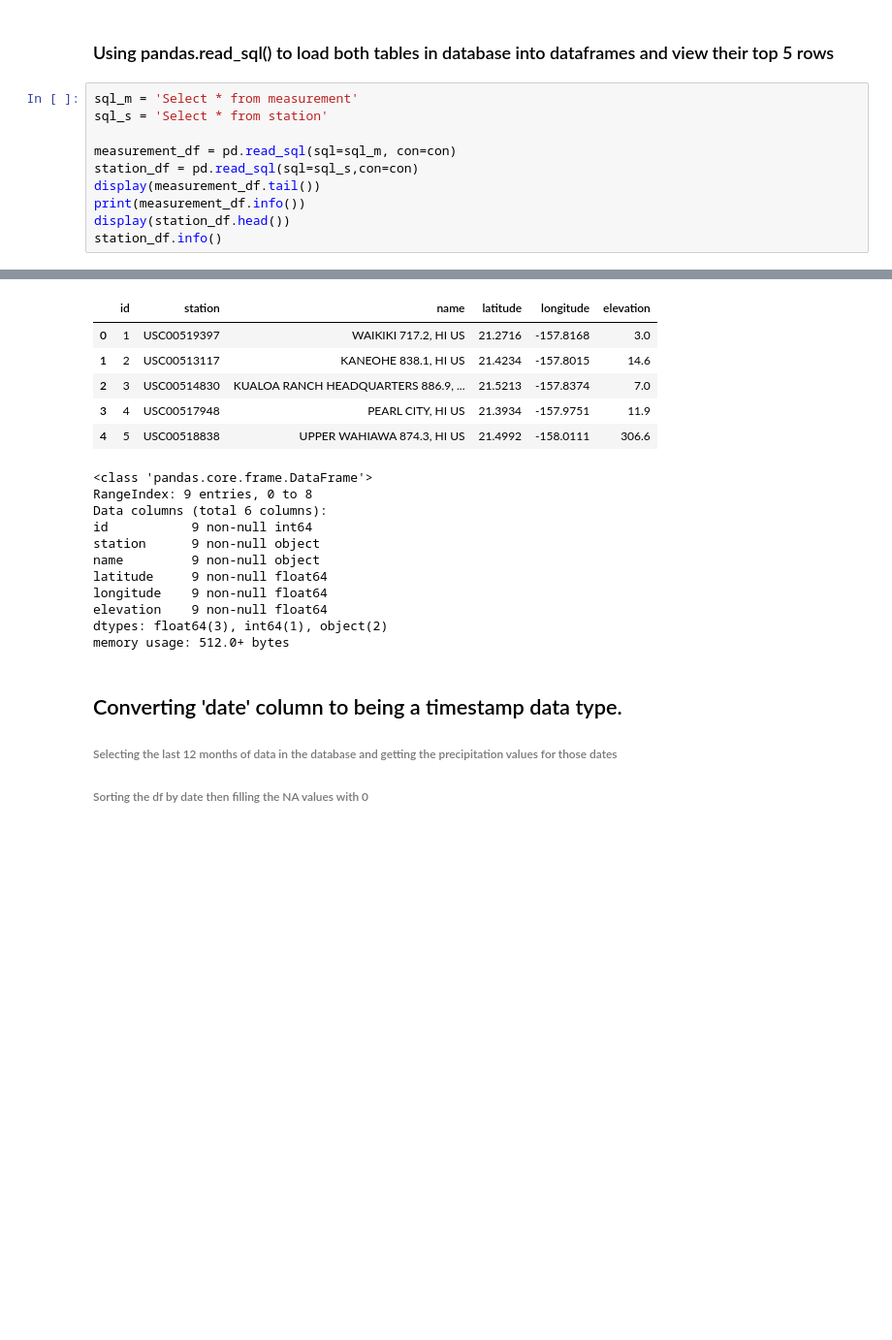
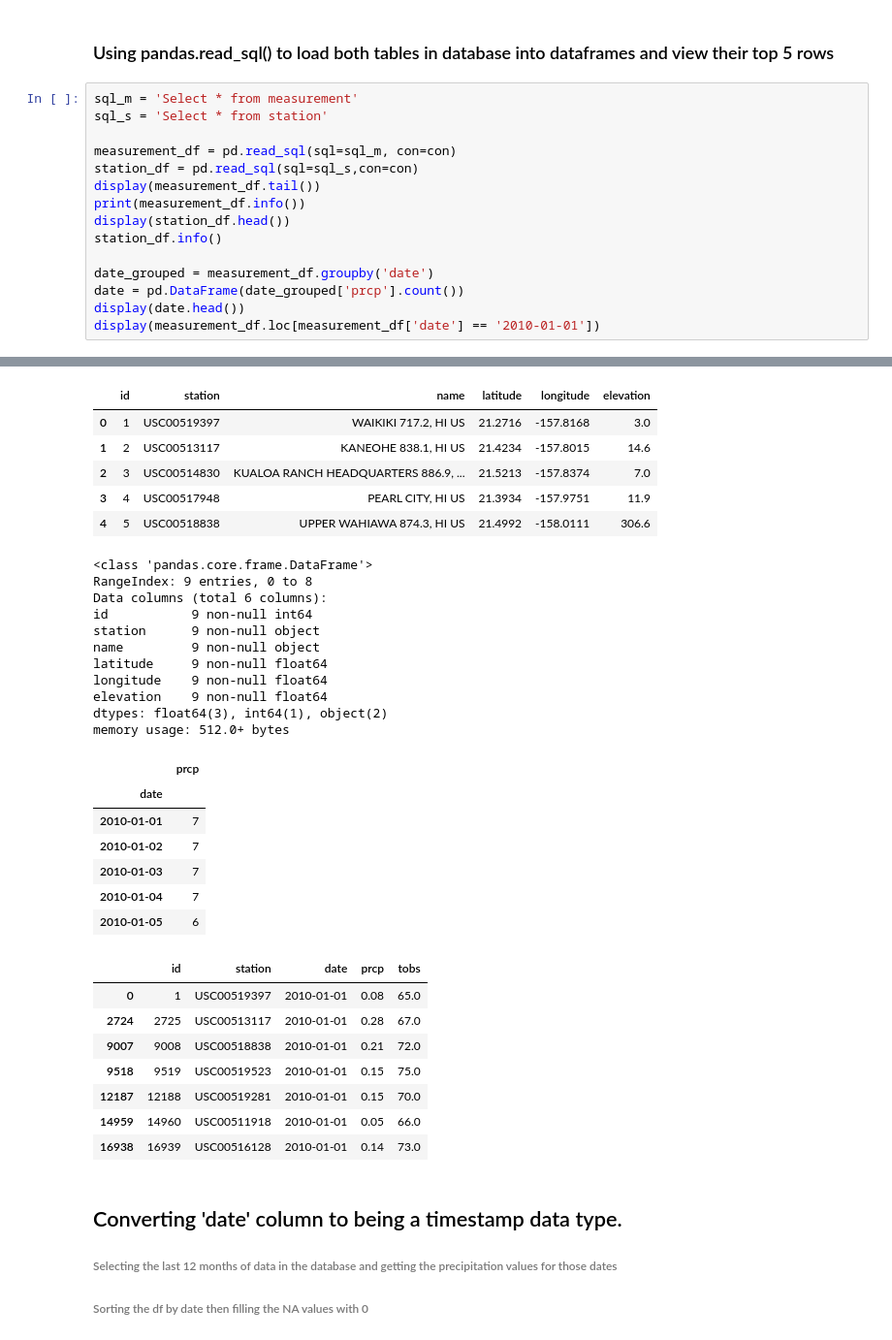
Before and after one commit to TheFoodForest/SQLAlchemy-challenge, a Jupyter notebook: SQLAlchemy.ipynb, the cells around one changed output, grey strips where cells are left out. Shown at 97% size. Saved outputs shown, nothing was run; the diff lists cells and outputs as text; blank space fills up the shorter version.

```diff
--- a/SQLAlchemy.ipynb
+++ b/SQLAlchemy.ipynb
@@ -36,6 +36,11 @@ display(measurement_df.tail())
 print(measurement_df.info())
 display(station_df.head())
 station_df.info()
+
+date_grouped = measurement_df.groupby('date')
+date = pd.DataFrame(date_grouped['prcp'].count())
+display(date.head())
+display(measurement_df.loc[measurement_df['date'] == '2010-01-01'])
 # %% [output]
 |  | id | station | date | prcp | tobs |
 | 19545 | 19546 | USC00516128 | 2017-08-19 | 0.09 | 71.0 |
@@ -44,33 +49,48 @@ station_df.info()
 | 19548 | 19549 | USC00516128 | 2017-08-22 | 0.50 | 76.0 |
 | 19549 | 19550 | USC00516128 | 2017-08-23 | 0.45 | 76.0 |
 <class 'pandas.core.frame.DataFrame'>
 RangeIndex: 19550 entries, 0 to 19549
 Data columns (total 5 columns):
 id         19550 non-null int64
 station    19550 non-null object
 date       19550 non-null object
 prcp       18103 non-null float64
 tobs       19550 non-null float64
 dtypes: float64(2), int64(1), object(2)
 memory usage: 763.8+ KB
 None
 |  | id | station | name | latitude | longitude | elevation |
 | 0 | 1 | USC00519397 | WAIKIKI 717.2, HI US | 21.2716 | -157.8168 | 3.0 |
 | 1 | 2 | USC00513117 | KANEOHE 838.1, HI US | 21.4234 | -157.8015 | 14.6 |
 | 2 | 3 | USC00514830 | KUALOA RANCH HEADQUARTERS 886.9, ... | 21.5213 | -157.8374 | 7.0 |
 | 3 | 4 | USC00517948 | PEARL CITY, HI US | 21.3934 | -157.9751 | 11.9 |
 | 4 | 5 | USC00518838 | UPPER WAHIAWA 874.3, HI US | 21.4992 | -158.0111 | 306.6 |
 <class 'pandas.core.frame.DataFrame'>
 RangeIndex: 9 entries, 0 to 8
 Data columns (total 6 columns):
 id           9 non-null int64
 station      9 non-null object
 name         9 non-null object
 latitude     9 non-null float64
 longitude    9 non-null float64
 elevation    9 non-null float64
 dtypes: float64(3), int64(1), object(2)
 memory usage: 512.0+ bytes
+|  | prcp |
+| date |  |
+| 2010-01-01 | 7 |
+| 2010-01-02 | 7 |
+| 2010-01-03 | 7 |
+| 2010-01-04 | 7 |
+| 2010-01-05 | 6 |
+|  | id | station | date | prcp | tobs |
+| 0 | 1 | USC00519397 | 2010-01-01 | 0.08 | 65.0 |
+| 2724 | 2725 | USC00513117 | 2010-01-01 | 0.28 | 67.0 |
+| 9007 | 9008 | USC00518838 | 2010-01-01 | 0.21 | 72.0 |
+| 9518 | 9519 | USC00519523 | 2010-01-01 | 0.15 | 75.0 |
+| 12187 | 12188 | USC00519281 | 2010-01-01 | 0.15 | 70.0 |
+| 14959 | 14960 | USC00511918 | 2010-01-01 | 0.05 | 66.0 |
+| 16938 | 16939 | USC00516128 | 2010-01-01 | 0.14 | 73.0 |
 # %% [markdown]
 ## Converting 'date' column to being a timestamp data type.
 ###### Selecting the last 12 months of data in the database and getting the precipitation values for those dates
```
Also changed, not shown: parts of 1 cell of this notebook, 1 other file.
